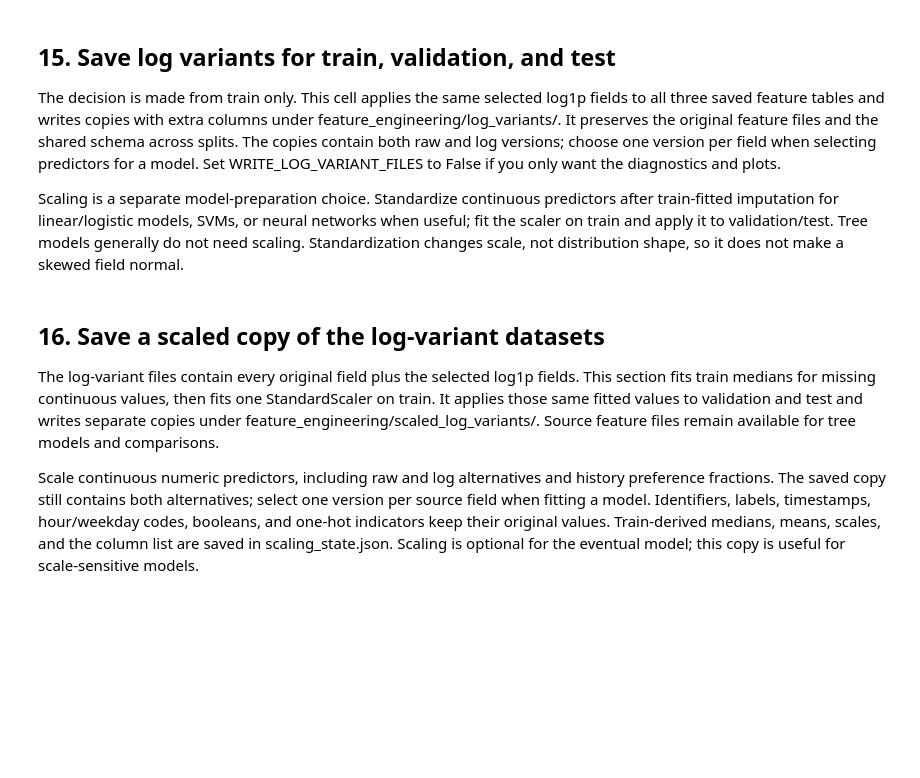
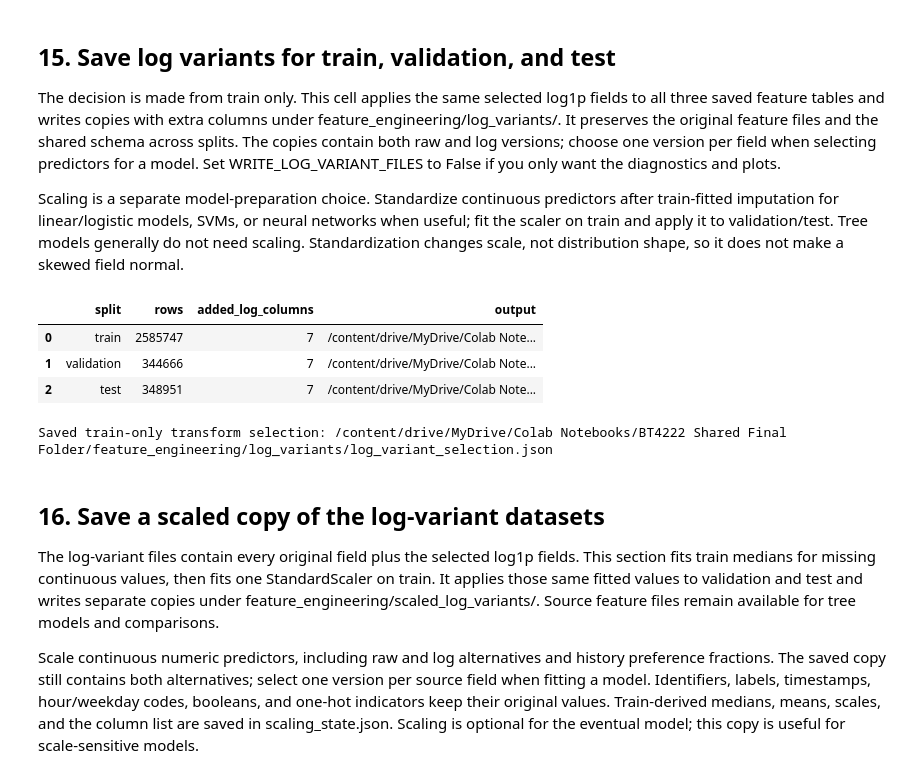
Before and after one commit to jianhaosoh/BT4222-Final-Project, a Jupyter notebook: Preprocessing/step3_feature_engineering.ipynb, the cells around one changed output. Cells and saved outputs as stored; diff of their text form; code cells hidden in the pictures; blank space fills up the shorter version.

Commit message:
chore: save executed preprocessing notebooks with outputs

```diff
--- a/Preprocessing/step3_feature_engineering.ipynb
+++ b/Preprocessing/step3_feature_engineering.ipynb
@@ -49,7 +49,7 @@ OUTPUT_ROOT = FINAL_ROOT / "feature_engineering"
 STATE_PATH = OUTPUT_ROOT / "feature_vocabulary.json"
 
 BATCH_SIZE = 500             # behavior rows per batch; candidates expand from these
-OVERWRITE = False             # set True only to replace existing feature outputs
+OVERWRITE = True             # set True only to replace existing feature outputs
 
 def first_existing(paths):
     return next((path for path in paths if path.is_file()), None)
@@ -963,7 +987,7 @@ The decision is made from train only. This cell applies the same selected log1p
 Scaling is a separate model-preparation choice. Standardize continuous predictors after train-fitted imputation for linear/logistic models, SVMs, or neural networks when useful; fit the scaler on train and apply it to validation/test. Tree models generally do not need scaling. Standardization changes scale, not distribution shape, so it does not make a skewed field normal.
 # %%
 WRITE_LOG_VARIANT_FILES = True
-OVERWRITE_LOG_VARIANTS = False
+OVERWRITE_LOG_VARIANTS = True
 LOG_OUTPUT_ROOT = OUTPUT_ROOT / "log_variants"
 
 def write_log_variant_file(source_path, output_path, fields, batch_size=5_000):
@@ -1002,33 +1026,39 @@ def write_log_variant_file(source_path, output_path, fields, batch_size=5_000):
         raise
     return pq.ParquetFile(output_path).metadata.num_rows
 
 if WRITE_LOG_VARIANT_FILES and selected_log_columns:
     LOG_OUTPUT_ROOT.mkdir(parents=True, exist_ok=True)
     summary = []
     for split in SPLITS:
         source_path = OUTPUT_ROOT / f"{split}_features.parquet"
         output_path = LOG_OUTPUT_ROOT / f"{split}_features.parquet"
         rows = write_log_variant_file(
             source_path, output_path, selected_log_columns
         )
         summary.append({
             "split": split, "rows": rows,
             "added_log_columns": len(selected_log_columns),
             "output": str(output_path),
         })
     selection_path = LOG_OUTPUT_ROOT / "log_variant_selection.json"
     selection_path.write_text(json.dumps({
         "selection_source": str(TRAIN_FEATURES_PATH),
         "rule": "nonnegative, at least 10 values, >=5% positive, raw skew >1, log1p reduces absolute skew",
         "source_fields": selected_log_columns,
         "new_columns": [f"{field}_log1p" for field in selected_log_columns],
     }, indent=2) + "\n")
     display(pd.DataFrame(summary))
     print("Saved train-only transform selection:", selection_path)
 elif WRITE_LOG_VARIANT_FILES:
     print("No log-variant files were written because no fields met the rule.")
 else:
     print("WRITE_LOG_VARIANT_FILES is False; diagnostics only.")
+# %% [output]
+|  | split | rows | added_log_columns | output |
+| 0 | train | 2585747 | 7 | /content/drive/MyDrive/Colab Note... |
+| 1 | validation | 344666 | 7 | /content/drive/MyDrive/Colab Note... |
+| 2 | test | 348951 | 7 | /content/drive/MyDrive/Colab Note... |
+Saved train-only transform selection: /content/drive/MyDrive/Colab Notebooks/BT4222 Shared Final Folder/feature_engineering/log_variants/log_variant_selection.json
 # %% [markdown]
 ## 16. Save a scaled copy of the log-variant datasets
 
```
Also changed, not shown: parts of 8 cells of this notebook, 3 other files.
